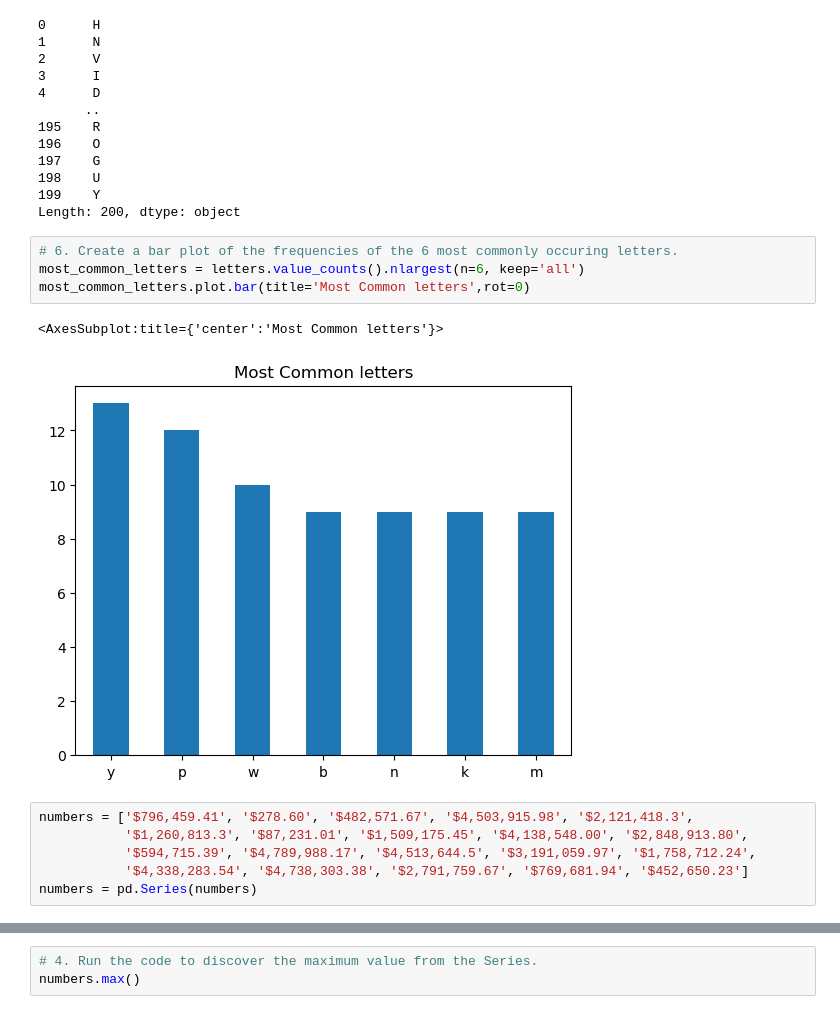
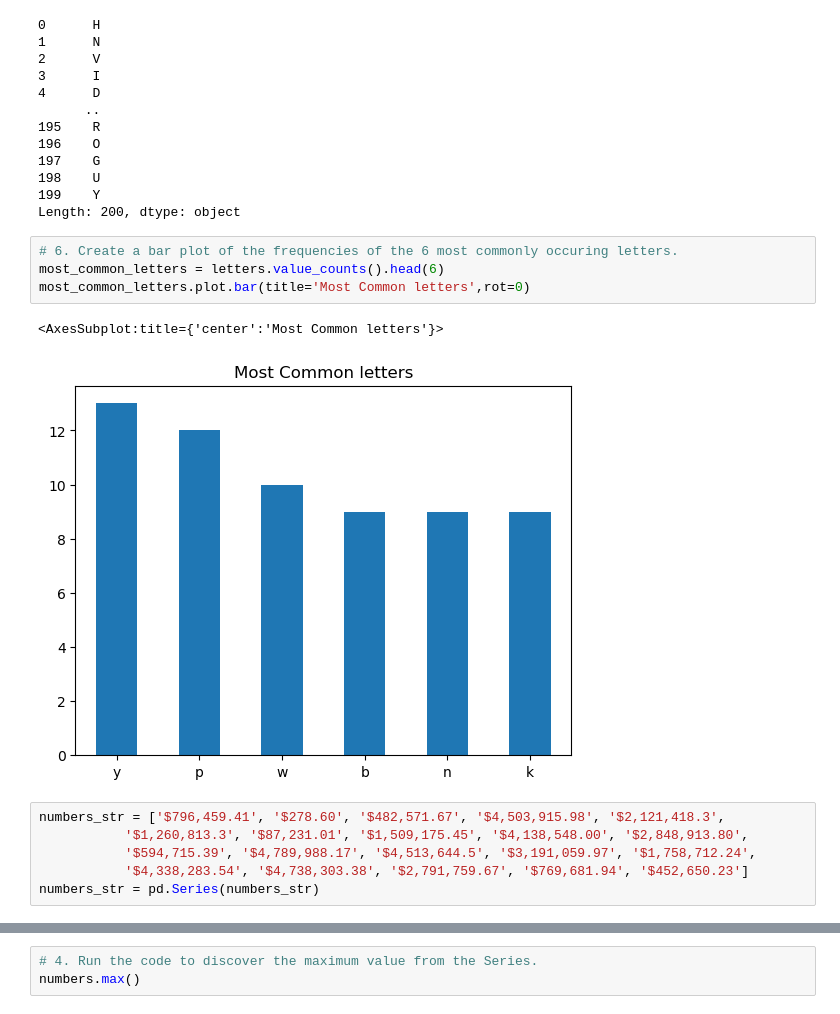
Before and after one commit to ihcrane/data-science-libraries, a Jupyter notebook: panda_series.ipynb, the cells around one changed output, grey strips where cells are left out. Drawn from its saved outputs; the diff is of its cells as text.

```diff
--- a/panda_series.ipynb
+++ b/panda_series.ipynb
@@ -264,16 +267,16 @@ letters.str.upper()
 Length: 200, dtype: object
 # %%
 # 6. Create a bar plot of the frequencies of the 6 most commonly occuring letters.
-most_common_letters = letters.value_counts().nlargest(n=6, keep='all')
+most_common_letters = letters.value_counts().head(6)
 most_common_letters.plot.bar(title='Most Common letters',rot=0)
 # %% [output]
 <AxesSubplot:title={'center':'Most Common letters'}>
-[figure, old version]
+[figure, new version]
 # %%
-numbers = ['$796,459.41', '$278.60', '$482,571.67', '$4,503,915.98', '$2,121,418.3',
+numbers_str = ['$796,459.41', '$278.60', '$482,571.67', '$4,503,915.98', '$2,121,418.3',
            '$1,260,813.3', '$87,231.01', '$1,509,175.45', '$4,138,548.00', '$2,848,913.80',
            '$594,715.39', '$4,789,988.17', '$4,513,644.5', '$3,191,059.97', '$1,758,712.24',
            '$4,338,283.54', '$4,738,303.38', '$2,791,759.67', '$769,681.94', '$452,650.23']
-numbers = pd.Series(numbers)
+numbers_str = pd.Series(numbers_str)
 # %%
 # 1. What is the data type of the numbers Series?
```
Also changed, not shown: parts of 16 cells of this notebook, 1 other file.
